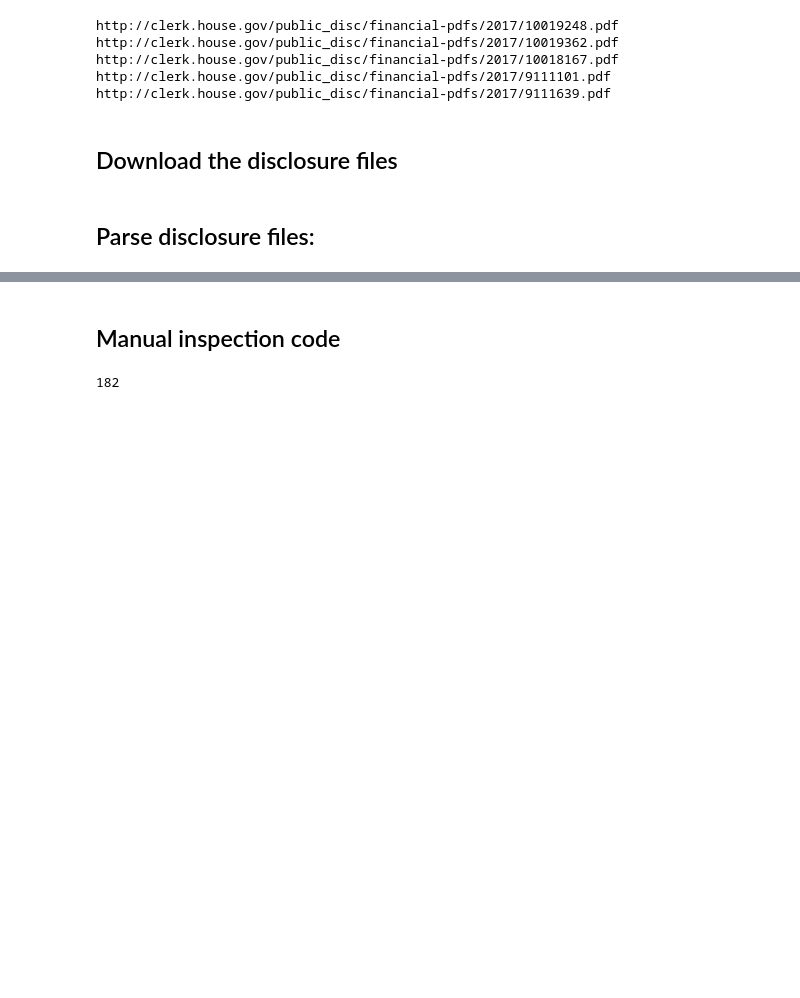
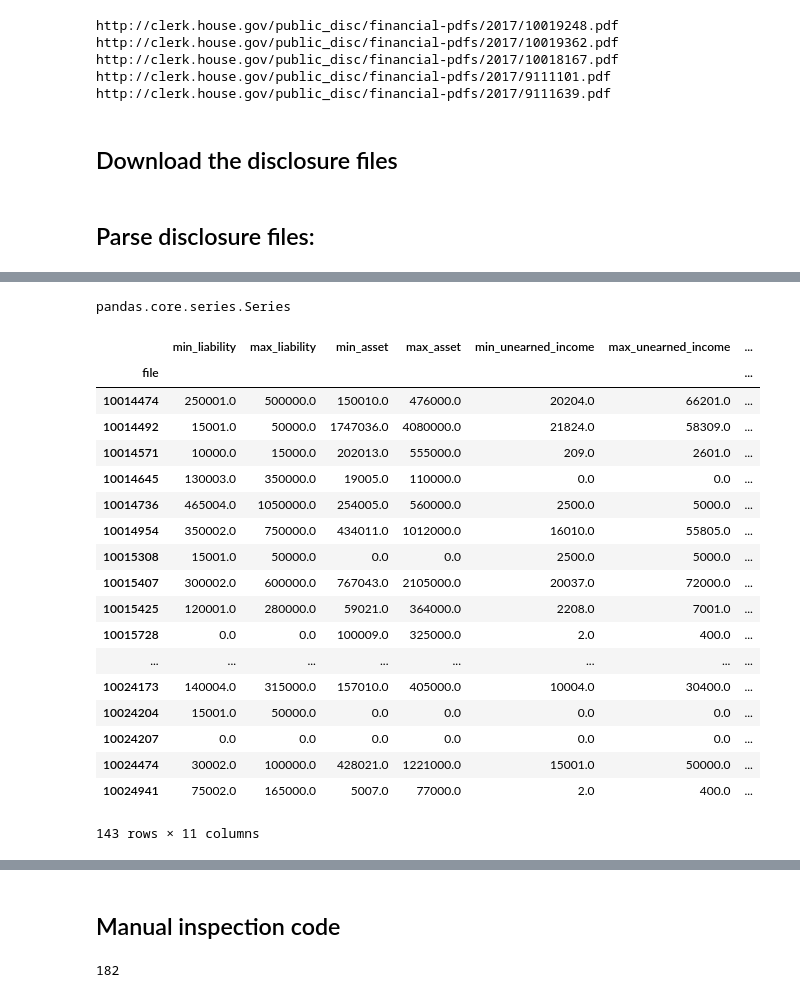
Before and after one commit to treybc/ddrl-honors, a Jupyter notebook: ipython/get_data_set.ipynb, the cells around one changed output, grey strips where cells are left out. Cells and saved outputs as stored; diff of their text form; code cells hidden in the pictures; blank space fills up the shorter version.

Commit message:
Working PFD parser on small data set

```diff
--- a/ipython/get_data_set.ipynb
+++ b/ipython/get_data_set.ipynb
@@ -159,0 +166,12 @@ print(text)
+# %%
+import pandas as pd
+earned_income = pd.read_csv('../data/parsed_disclosures/earned-income.csv')
+assets = pd.read_csv('../data/parsed_disclosures/assets-and-unearned-income.csv')
+assets.rename(columns={"income.1": "income_prev_year"}, inplace=True)
+liabilities = pd.read_csv('../data/parsed_disclosures/liabilities.csv')
+
+# There's one on 10018705, one on 10019048 that cross over lines and aren't merged
+# because the asset name hits both lines.
+# Since we don't care about the full asset name, and the correct value is in another
+# row, we simply drop the rows we've verified.
+assets = assets[~(assets.file.isin(['10018705', '10019048']) & (assets['value-of-asset'].isna()))]
@@ -159,0 +312,20 @@ print(text)
+# %%
+def parse_income(row):
+    # There is income reported, but one or both dollar value might be empty:
+    if row['income_prev_year'] in ['N/A', 'N/a'] or row['income_prev_year'] is None:
+        # either prev year income is explicitly N/A, or one of the two fields is blank.
+        # In either case, just use the other one.
+        income = row['income_ytd']
+    else:
+        income = row['income_prev_year']
+    try:
+        if income in ['N/A', 'N/a']:
+            row['income_earned'] = 0
+        else:
+            row['income_earned'] = float(income.replace("$","").replace(",",""))
+    except (AttributeError, ValueError):
+        row['income_earned'] = -1
+        print("failed to parse income:", row['file'], row['income_prev_year'], row['income_ytd'])
+    return row
+# %%
+earned_income = earned_income.apply(parse_income, axis=1)
@@ -159,0 +356,37 @@ print(text)
+# %%
+assets_by_file = assets[['file', 'min_asset', 'max_asset', 'min_unearned_income', 'max_unearned_income']].groupby('file').sum()
+liabilities_by_file = liabilities[['file','min_liability','max_liability']].groupby('file').sum()
+earned_income_by_file = earned_income[['file','income_earned']].groupby('file').sum()
+df_pfd = liabilities_by_file.join(assets_by_file, how='outer').join(earned_income_by_file, how='outer')
+# Fill in na's generated by outer join
+df_pfd.fillna(0, inplace=True)
+# %%
+type(df_pfd.iloc[0])
+# %% [output]
+pandas.core.series.Series
+# %%
+df_pfd['min_wealth'] = df_pfd['min_asset'] - df_pfd['max_liability']
+df_pfd['max_wealth'] = df_pfd['max_asset'] - df_pfd['min_liability']
+df_pfd['wealth'] = (df_pfd['min_wealth'] + df_pfd['max_wealth']) / 2
+df_pfd['income'] = df_pfd['income_earned'] + (df_pfd['min_unearned_income'] + df_pfd['max_unearned_income']) / 2
+df_pfd
+# %% [output]
+|  | min_liability | max_liability | min_asset | max_asset | min_unearned_income | max_unearned_income | ... |
+| file |  |  |  |  |  |  | ... |
+| 10014474 | 250001.0 | 500000.0 | 150010.0 | 476000.0 | 20204.0 | 66201.0 | ... |
+| 10014492 | 15001.0 | 50000.0 | 1747036.0 | 4080000.0 | 21824.0 | 58309.0 | ... |
+| 10014571 | 10000.0 | 15000.0 | 202013.0 | 555000.0 | 209.0 | 2601.0 | ... |
+| 10014645 | 130003.0 | 350000.0 | 19005.0 | 110000.0 | 0.0 | 0.0 | ... |
+| 10014736 | 465004.0 | 1050000.0 | 254005.0 | 560000.0 | 2500.0 | 5000.0 | ... |
+| 10014954 | 350002.0 | 750000.0 | 434011.0 | 1012000.0 | 16010.0 | 55805.0 | ... |
+| 10015308 | 15001.0 | 50000.0 | 0.0 | 0.0 | 2500.0 | 5000.0 | ... |
+| 10015407 | 300002.0 | 600000.0 | 767043.0 | 2105000.0 | 20037.0 | 72000.0 | ... |
+| 10015425 | 120001.0 | 280000.0 | 59021.0 | 364000.0 | 2208.0 | 7001.0 | ... |
+| 10015728 | 0.0 | 0.0 | 100009.0 | 325000.0 | 2.0 | 400.0 | ... |
+| ... | ... | ... | ... | ... | ... | ... | ... |
+| 10024173 | 140004.0 | 315000.0 | 157010.0 | 405000.0 | 10004.0 | 30400.0 | ... |
+| 10024204 | 15001.0 | 50000.0 | 0.0 | 0.0 | 0.0 | 0.0 | ... |
+| 10024207 | 0.0 | 0.0 | 0.0 | 0.0 | 0.0 | 0.0 | ... |
+| 10024474 | 30002.0 | 100000.0 | 428021.0 | 1221000.0 | 15001.0 | 50000.0 | ... |
+| 10024941 | 75002.0 | 165000.0 | 5007.0 | 77000.0 | 2.0 | 400.0 | ... |
+143 rows × 11 columns
```
Also changed, not shown: parts of 26 cells of this notebook, 2 other files.
